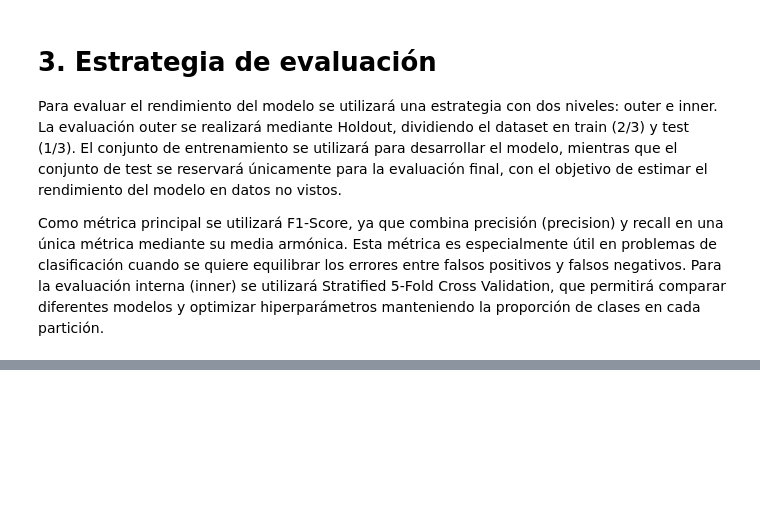
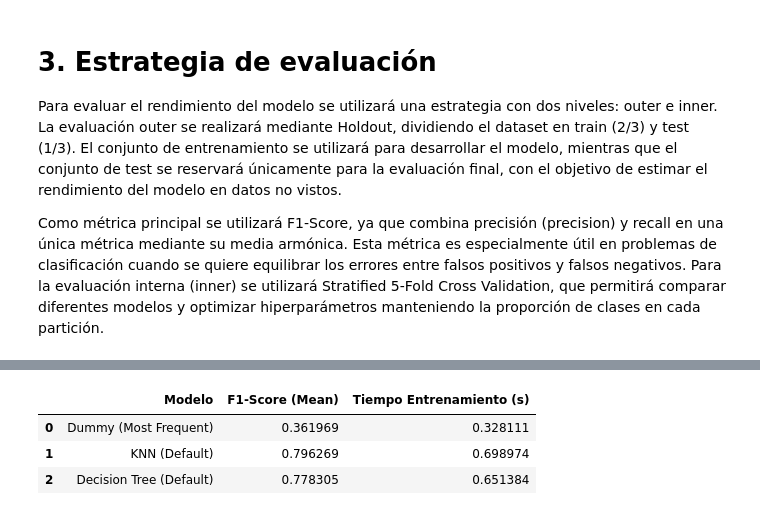
Before and after one commit to 100522254/Proyecto-Aprendizaje-Autom-tico, a Jupyter notebook: notebook1.ipynb, the cells around one changed output, grey strips where cells are left out. Cells and saved outputs as stored; diff of their text form; code cells hidden in the pictures; blank space fills up the shorter version.

```diff
--- a/notebook1.ipynb
+++ b/notebook1.ipynb
@@ -177,0 +259,38 @@ cv_inner = StratifiedKFold(
+# %%
+from sklearn.tree import DecisionTreeClassifier
+from sklearn.dummy import DummyClassifier
+
+# Preprocesador estándar que usaremos de aquí en adelante
+final_preprocessor = ColumnTransformer(transformers=[
+    ('num', Pipeline(steps=[('imp', SimpleImputer(strategy='median')), ('sca', best_scaler)]), numeric_cols),
+    ('cat', Pipeline(steps=[('imp', SimpleImputer(strategy='most_frequent')), ('ohe', OneHotEncoder(handle_unknown='ignore'))]), categorical_cols)
+])
+
+base_models = {
+    "Dummy (Most Frequent)": DummyClassifier(strategy="most_frequent"),
+    "KNN (Default)": KNeighborsClassifier(),
+    "Decision Tree (Default)": DecisionTreeClassifier(random_state=SEED)
+}
+
+default_results = []
+
+for name, model in base_models.items():
+    pipe = Pipeline(steps=[('pre', final_preprocessor), ('clf', model)])
+
+    start_time = time.time()
+    scores = cross_val_score(pipe, X_train, y_train, cv=cv_inner, scoring='f1_weighted')
+    elapsed_time = time.time() - start_time
+
+    default_results.append({
+        "Modelo": name,
+        "F1-Score (Mean)": scores.mean(),
+        "Tiempo Entrenamiento (s)": elapsed_time
+    })
+
+df_default = pd.DataFrame(default_results)
+display(df_default)
+# %% [output]
+|  | Modelo | F1-Score (Mean) | Tiempo Entrenamiento (s) |
+| 0 | Dummy (Most Frequent) | 0.361969 | 0.328111 |
+| 1 | KNN (Default) | 0.796269 | 0.698974 |
+| 2 | Decision Tree (Default) | 0.778305 | 0.651384 |
```
Also changed, not shown: parts of 11 cells of this notebook.
